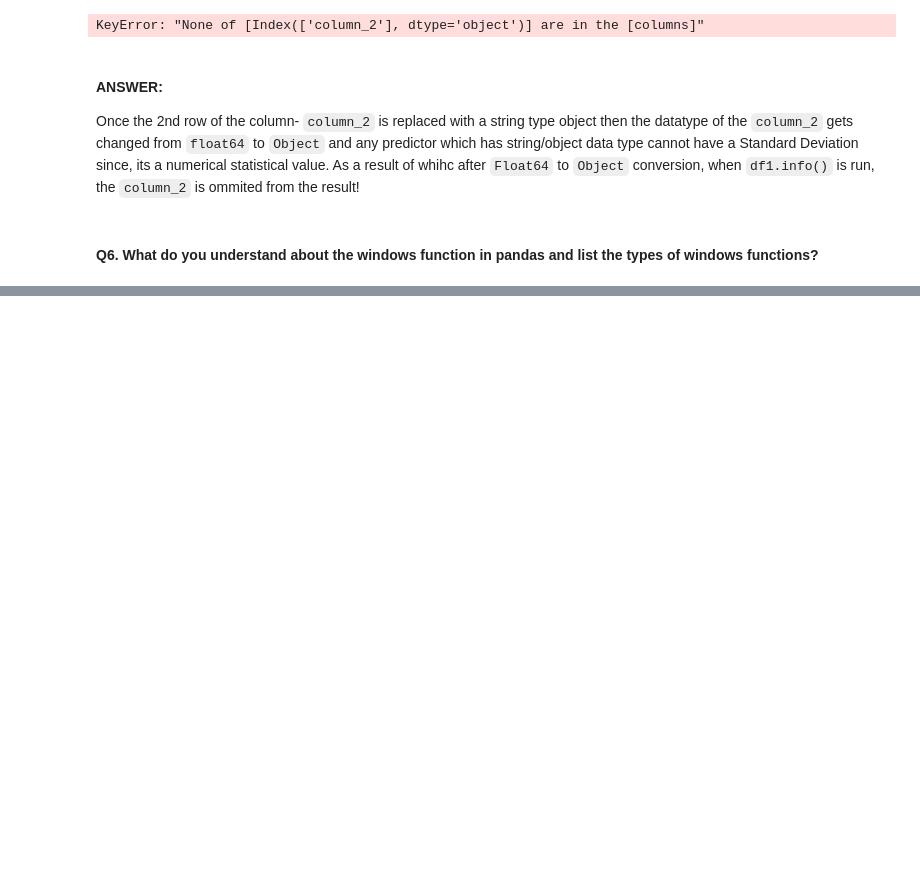
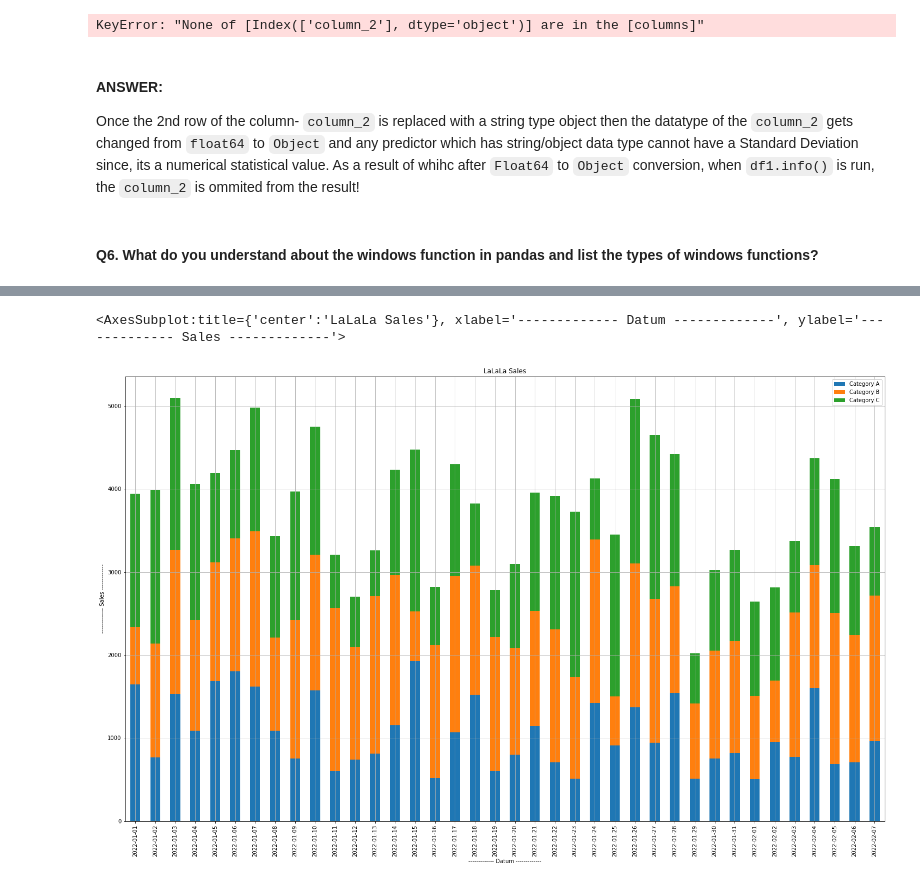
Before and after one commit to AdarshNamdev/PWSkills-Data-Science-Masters, a Jupyter notebook: Pandas/25FebPandasAdvanced.ipynb, the cells around one changed output, grey strips where cells are left out. Drawn from its saved outputs; the diff is of its cells as text; code cells hidden in the pictures; blank space fills up the shorter version.

```diff
--- a/Pandas/25FebPandasAdvanced.ipynb
+++ b/Pandas/25FebPandasAdvanced.ipynb
@@ -258,0 +462,12 @@ Once the 2nd row of the column- `column_2` is replaced with a string type object
+# %%
+dataset_path = input("File path: ") # D:\Github\PWSkills-Data-Science-Masters\Pandas\q10-sales.csv
+df10 = pd.read_csv(dataset_path)
+
+print(df10.head(20))
+
+# df10.plot(x = 'Date', y = 'Sales', kind = 'bar',
+#           stacked = True, figsize = (35,15)
+#          )
+
+
+#df10.plot.bar(x = 'Date', y = 'Sales', figsize = (35, 10))
@@ -258,0 +509,16 @@ Once the 2nd row of the column- `column_2` is replaced with a string type object
+# %%
+# creating a new dataframe that will have categories as column, so that we can create a stacked bar chart of sales.
+
+catg2col = df10['Product_Category'].unique().tolist()
+new_df10 = pd.DataFrame(columns= ['Date']+catg2col)
+
+new_df10['Date'] = df10['Date'].unique()
+
+for cat in catg2col:
+    catg_values_per_date = []
+    for dt in new_df10['Date'].tolist():
+        catg_values_per_date.append(df10[(df10['Product_Category'] == cat) & (df10['Date'] == dt)].iloc[0, 2])
+
+    new_df10[cat] = catg_values_per_date
+
+new_df10.head()
@@ -258,0 +532,12 @@ Once the 2nd row of the column- `column_2` is replaced with a string type object
+# %%
+new_df10.plot(x = 'Date', y = ['Category A','Category B','Category C'],
+              kind = 'bar',
+              stacked = True,
+             figsize = (25, 15),
+             ylabel = "------------- Sales -------------",
+             xlabel = "------------- Datum -------------",
+             title = "LaLaLa Sales",
+             grid = True)
+# %% [output]
+<AxesSubplot:title={'center':'LaLaLa Sales'}, xlabel='------------- Datum -------------', ylabel='------------- Sales -------------'>
+[figure, added]
```
Also changed, not shown: parts of 27 cells of this notebook, 2 other files.
